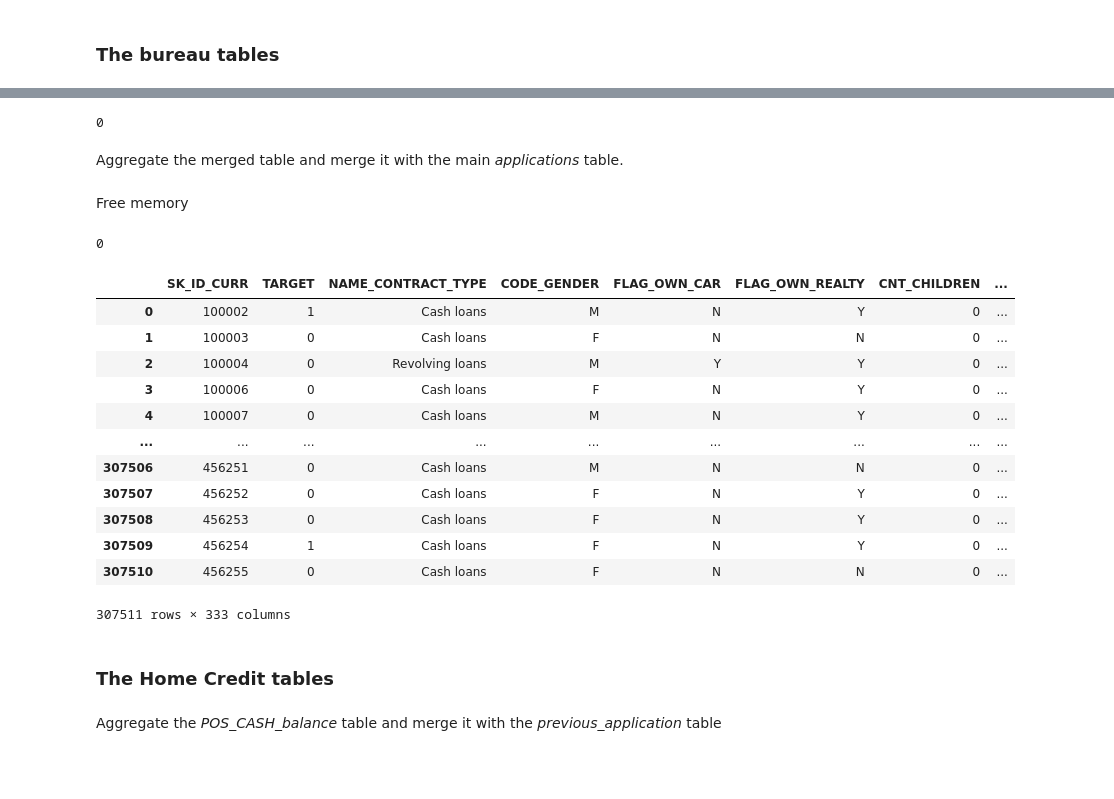
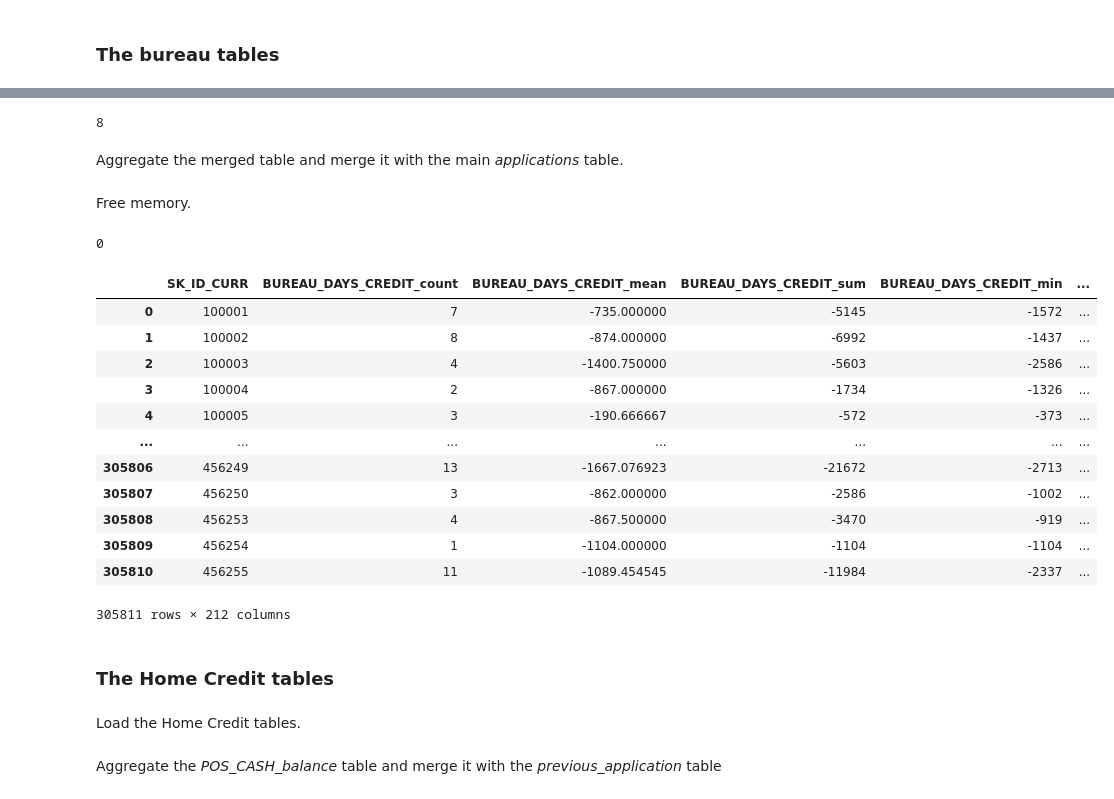
Before and after one commit to stemil01/ml-loan-repayment, a Jupyter notebook: data_preprocessing.ipynb, the cells around one changed output, grey strips where cells are left out. Saved outputs shown, nothing was run; the diff lists cells and outputs as text; code cells hidden in the pictures; blank space fills up the shorter version.

```diff
--- a/data_preprocessing.ipynb
+++ b/data_preprocessing.ipynb
@@ -188 +89,4 @@ def agg_columns(df, groupby_columns, exclude_columns=None, prefix=None):
+# %%
+bureau_balance_df = pd.read_csv(os.path.join(dataset_dir, "bureau_balance.csv"))
+bureau_df = pd.read_csv(os.path.join(dataset_dir, "bureau.csv"))
 # %% [markdown]
@@ -196,17 +100,16 @@ Free memory
 del bureau_balance_df, bureau_df, agg_bureau_balance_df
 gc.collect()
 # %% [output]
-0
+8
 # %% [markdown]
 Aggregate the merged table and merge it with the main *applications* table.
 # %%
-agg_merged_bureau_bureau_balance_df = agg_columns(
+merged_bureau_df = agg_columns(
     merged_bureau_bureau_balance_df,
     groupby_columns=["SK_ID_CURR"],
     exclude_columns=["SK_ID_BUREAU"],
     prefix="BUREAU"
 )
-merged_applications_df = pd.merge(applications_df, agg_merged_bureau_bureau_balance_df, on="SK_ID_CURR", how="left")
 # %% [markdown]
-Free memory
+Free memory.
 # %%
@@ -215,20 +118,22 @@ gc.collect()
 # %% [output]
 0
 # %%
-merged_applications_df
+merged_bureau_df
 # %% [output]
-|  | SK_ID_CURR | TARGET | NAME_CONTRACT_TYPE | CODE_GENDER | FLAG_OWN_CAR | FLAG_OWN_REALTY | CNT_CHILDREN | ... |
-| 0 | 100002 | 1 | Cash loans | M | N | Y | 0 | ... |
-| 1 | 100003 | 0 | Cash loans | F | N | N | 0 | ... |
-| 2 | 100004 | 0 | Revolving loans | M | Y | Y | 0 | ... |
-| 3 | 100006 | 0 | Cash loans | F | N | Y | 0 | ... |
-| 4 | 100007 | 0 | Cash loans | M | N | Y | 0 | ... |
-| ... | ... | ... | ... | ... | ... | ... | ... | ... |
-| 307506 | 456251 | 0 | Cash loans | M | N | N | 0 | ... |
-| 307507 | 456252 | 0 | Cash loans | F | N | Y | 0 | ... |
-| 307508 | 456253 | 0 | Cash loans | F | N | Y | 0 | ... |
-| 307509 | 456254 | 1 | Cash loans | F | N | Y | 0 | ... |
-| 307510 | 456255 | 0 | Cash loans | F | N | N | 0 | ... |
+|  | SK_ID_CURR | BUREAU_DAYS_CREDIT_count | BUREAU_DAYS_CREDIT_mean | BUREAU_DAYS_CREDIT_sum | BUREAU_DAYS_CREDIT_min | ... |
+| 0 | 100001 | 7 | -735.000000 | -5145 | -1572 | ... |
+| 1 | 100002 | 8 | -874.000000 | -6992 | -1437 | ... |
+| 2 | 100003 | 4 | -1400.750000 | -5603 | -2586 | ... |
+| 3 | 100004 | 2 | -867.000000 | -1734 | -1326 | ... |
+| 4 | 100005 | 3 | -190.666667 | -572 | -373 | ... |
+| ... | ... | ... | ... | ... | ... | ... |
+| 305806 | 456249 | 13 | -1667.076923 | -21672 | -2713 | ... |
+| 305807 | 456250 | 3 | -862.000000 | -2586 | -1002 | ... |
+| 305808 | 456253 | 4 | -867.500000 | -3470 | -919 | ... |
+| 305809 | 456254 | 1 | -1104.000000 | -1104 | -1104 | ... |
+| 305810 | 456255 | 11 | -1089.454545 | -11984 | -2337 | ... |
-307511 rows × 333 columns
+305811 rows × 212 columns
 # %% [markdown]
 ### The Home Credit tables
+# %% [markdown]
+Load the Home Credit tables.
```
Also changed, not shown: parts of 37 cells of this notebook, 1 other file.
